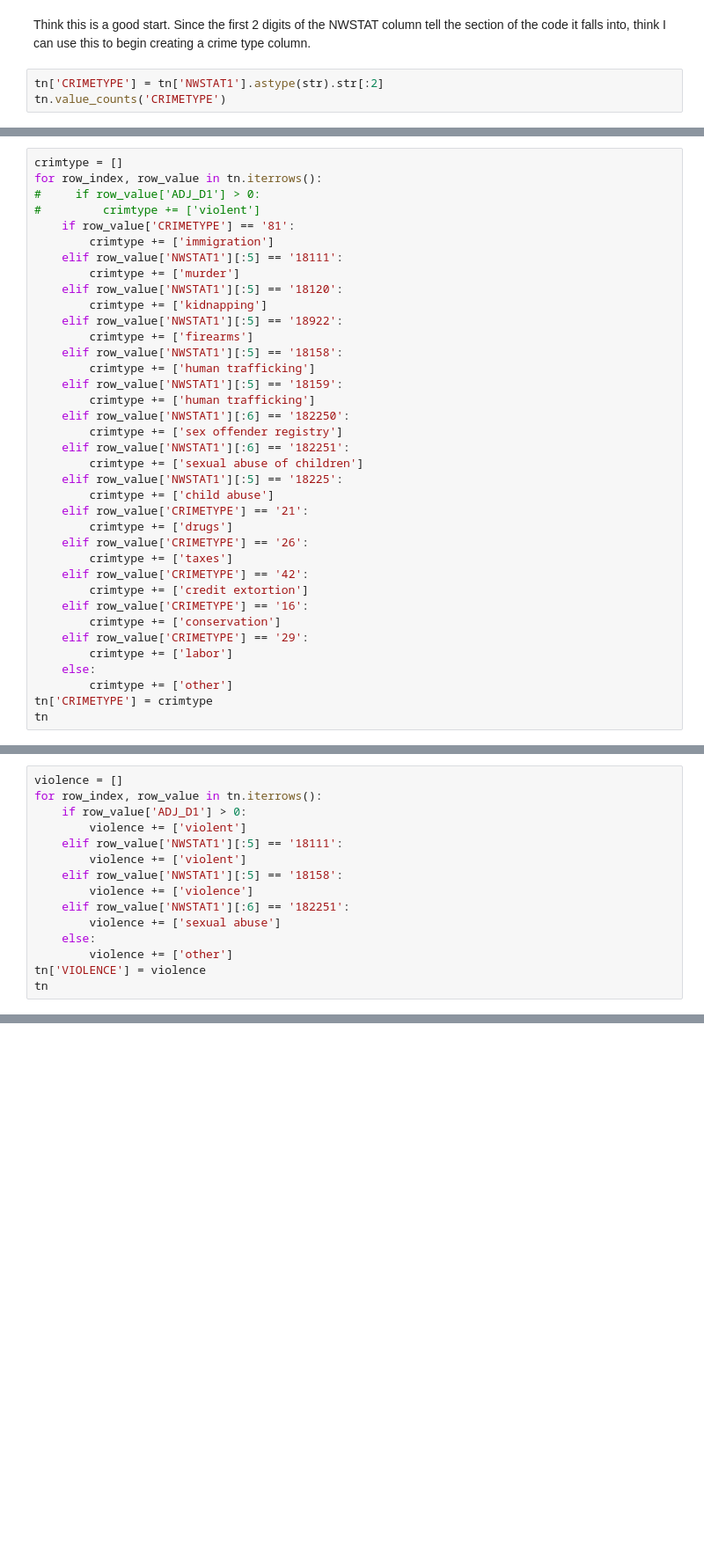
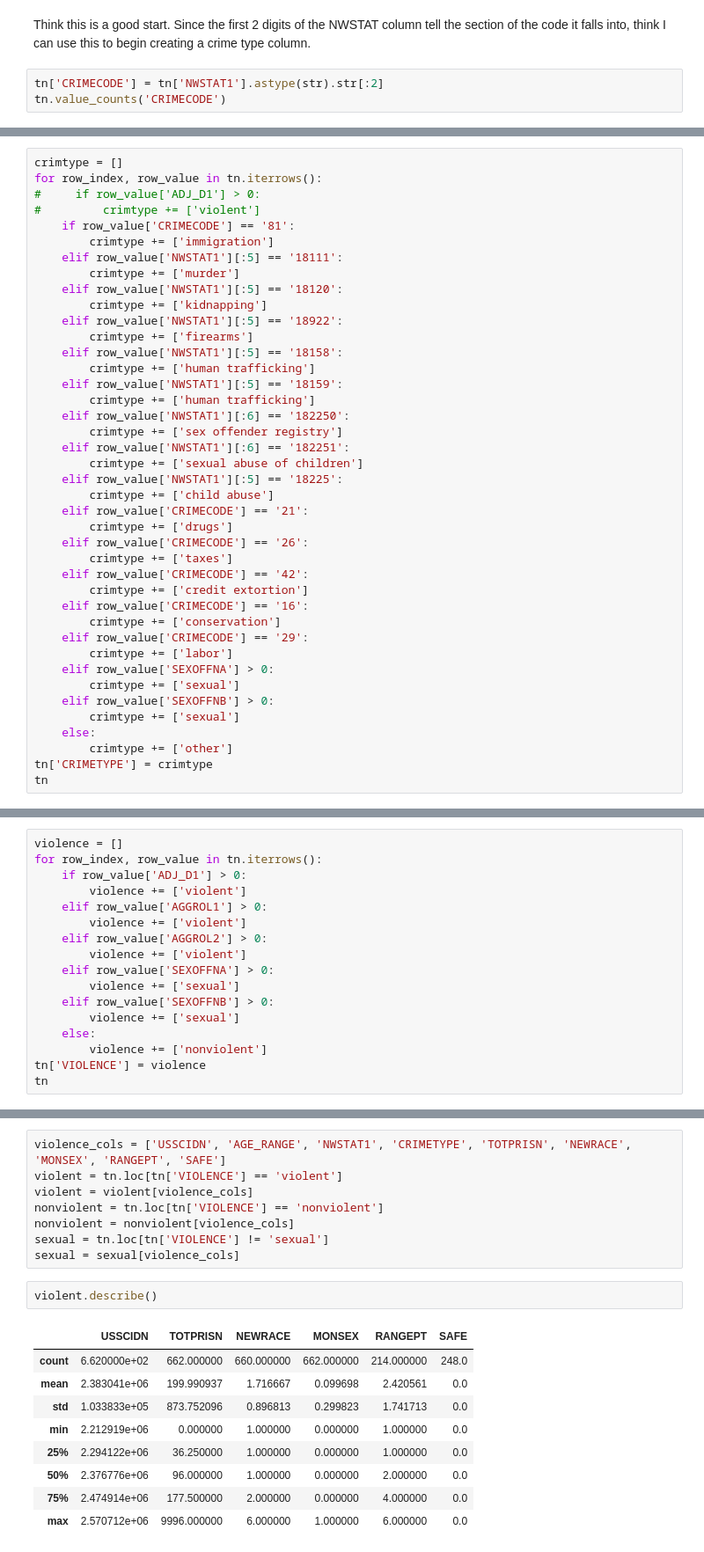
Before and after one commit to jenwhitson/sentencing_project, a Jupyter notebook: notebooks/individual_offender_eda.ipynb, the cells around one changed output, grey strips where cells are left out. Shown at 88% size. Cells and saved outputs as stored; diff of their text form; blank space fills up the shorter version.

Commit message:
created subsets for violent, nonviolent, and sexual offenses

```diff
--- a/notebooks/individual_offender_eda.ipynb
+++ b/notebooks/individual_offender_eda.ipynb
@@ -2385,6 +2385,6 @@ top_20_crimes = {'21846': 'conspiracy to sell drugs',
 # %% [markdown]
 Think this is a good start. Since the first 2 digits of the NWSTAT column tell the section of the code it falls into, think I can use this to begin creating a crime type column.
 # %%
-tn['CRIMETYPE'] = tn['NWSTAT1'].astype(str).str[:2]
-tn.value_counts('CRIMETYPE')
+tn['CRIMECODE'] = tn['NWSTAT1'].astype(str).str[:2]
+tn.value_counts('CRIMECODE')
 # %% [output]
@@ -2410,7 +2410,7 @@ crimtype = []
 for row_index, row_value in tn.iterrows():
 #     if row_value['ADJ_D1'] > 0:
 #         crimtype += ['violent']
-    if row_value['CRIMETYPE'] == '81':
+    if row_value['CRIMECODE'] == '81':
         crimtype += ['immigration']
     elif row_value['NWSTAT1'][:5] == '18111':
         crimtype += ['murder']
@@ -2428,16 +2428,20 @@ for row_index, row_value in tn.iterrows():
         crimtype += ['sexual abuse of children']
     elif row_value['NWSTAT1'][:5] == '18225':
         crimtype += ['child abuse']
-    elif row_value['CRIMETYPE'] == '21':
+    elif row_value['CRIMECODE'] == '21':
         crimtype += ['drugs']
-    elif row_value['CRIMETYPE'] == '26':
+    elif row_value['CRIMECODE'] == '26':
         crimtype += ['taxes']
-    elif row_value['CRIMETYPE'] == '42':
+    elif row_value['CRIMECODE'] == '42':
         crimtype += ['credit extortion']
-    elif row_value['CRIMETYPE'] == '16':
+    elif row_value['CRIMECODE'] == '16':
         crimtype += ['conservation']
-    elif row_value['CRIMETYPE'] == '29':
+    elif row_value['CRIMECODE'] == '29':
         crimtype += ['labor']
+    elif row_value['SEXOFFNA'] > 0:
+        crimtype += ['sexual']
+    elif row_value['SEXOFFNB'] > 0:
+        crimtype += ['sexual']
     else:
         crimtype += ['other']
 tn['CRIMETYPE'] = crimtype
@@ -2461,14 +2465,16 @@ violence = []
 for row_index, row_value in tn.iterrows():
     if row_value['ADJ_D1'] > 0:
         violence += ['violent']
-    elif row_value['NWSTAT1'][:5] == '18111':
+    elif row_value['AGGROL1'] > 0:
         violence += ['violent']
-    elif row_value['NWSTAT1'][:5] == '18158':
-        violence += ['violence']
-    elif row_value['NWSTAT1'][:6] == '182251':
-        violence += ['sexual abuse']
+    elif row_value['AGGROL2'] > 0:
+        violence += ['violent']
+    elif row_value['SEXOFFNA'] > 0:
+        violence += ['sexual']
+    elif row_value['SEXOFFNB'] > 0:
+        violence += ['sexual']
     else:
-        violence += ['other']
+        violence += ['nonviolent']
 tn['VIOLENCE'] = violence
 tn
 # %% [output]
@@ -2495 +2529,21 @@ sexual abuse      22
 dtype: int64
+# %%
+violence_cols = ['USSCIDN', 'AGE_RANGE', 'NWSTAT1', 'CRIMETYPE', 'TOTPRISN', 'NEWRACE', 'MONSEX', 'RANGEPT', 'SAFE']
+violent = tn.loc[tn['VIOLENCE'] == 'violent']
+violent = violent[violence_cols]
+nonviolent = tn.loc[tn['VIOLENCE'] == 'nonviolent']
+nonviolent = nonviolent[violence_cols]
+sexual = tn.loc[tn['VIOLENCE'] != 'sexual']
+sexual = sexual[violence_cols]
+# %%
+violent.describe()
+# %% [output]
+|  | USSCIDN | TOTPRISN | NEWRACE | MONSEX | RANGEPT | SAFE |
+| count | 6.620000e+02 | 662.000000 | 660.000000 | 662.000000 | 214.000000 | 248.0 |
+| mean | 2.383041e+06 | 199.990937 | 1.716667 | 0.099698 | 2.420561 | 0.0 |
+| std | 1.033833e+05 | 873.752096 | 0.896813 | 0.299823 | 1.741713 | 0.0 |
+| min | 2.212919e+06 | 0.000000 | 1.000000 | 0.000000 | 1.000000 | 0.0 |
+| 25% | 2.294122e+06 | 36.250000 | 1.000000 | 0.000000 | 1.000000 | 0.0 |
+| 50% | 2.376776e+06 | 96.000000 | 1.000000 | 0.000000 | 2.000000 | 0.0 |
+| 75% | 2.474914e+06 | 177.500000 | 2.000000 | 0.000000 | 4.000000 | 0.0 |
+| max | 2.570712e+06 | 9996.000000 | 6.000000 | 1.000000 | 6.000000 | 0.0 |
```
Also changed, not shown: parts of 8 cells of this notebook.
